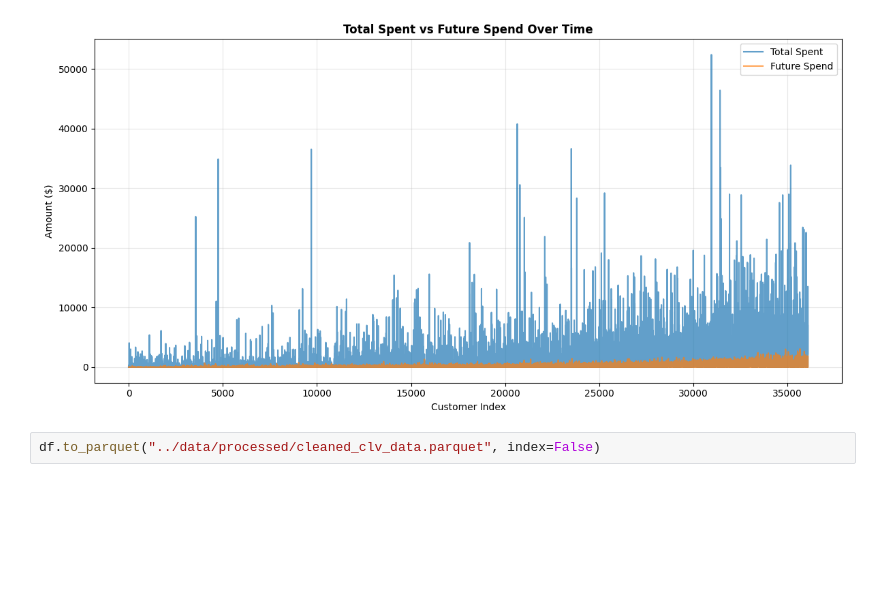
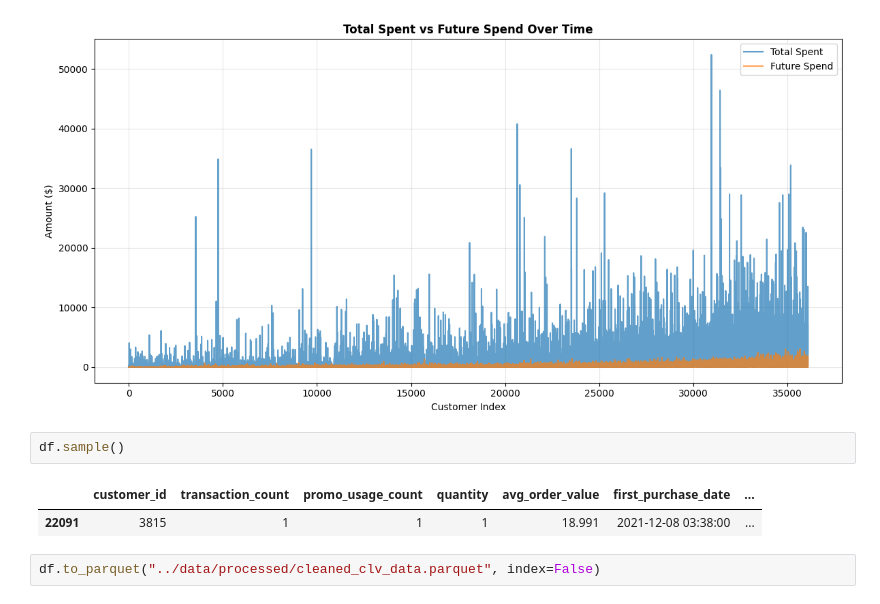
Before and after one commit to Danny-Dalo/Ecommerce-CLV-Prediction, a Jupyter notebook: notebooks/data_cleaning.ipynb, the cells around one changed output. Cells and saved outputs as stored; diff of their text form; blank space fills up the shorter version.

```diff
--- a/notebooks/data_cleaning.ipynb
+++ b/notebooks/data_cleaning.ipynb
@@ -239,5 +244,10 @@ plt.tight_layout()
 plt.show()
 # %% [output]
 [figure]
+# %%
+df.sample()
+# %% [output]
+|  | customer_id | transaction_count | promo_usage_count | quantity | avg_order_value | first_purchase_date | ... |
+| 22091 | 3815 | 1 | 1 | 1 | 18.991 | 2021-12-08 03:38:00 | ... |
 # %%
 df.to_parquet("../data/processed/cleaned_clv_data.parquet", index=False)
```
Also changed, not shown: parts of 10 cells of this notebook, 9 other files.
